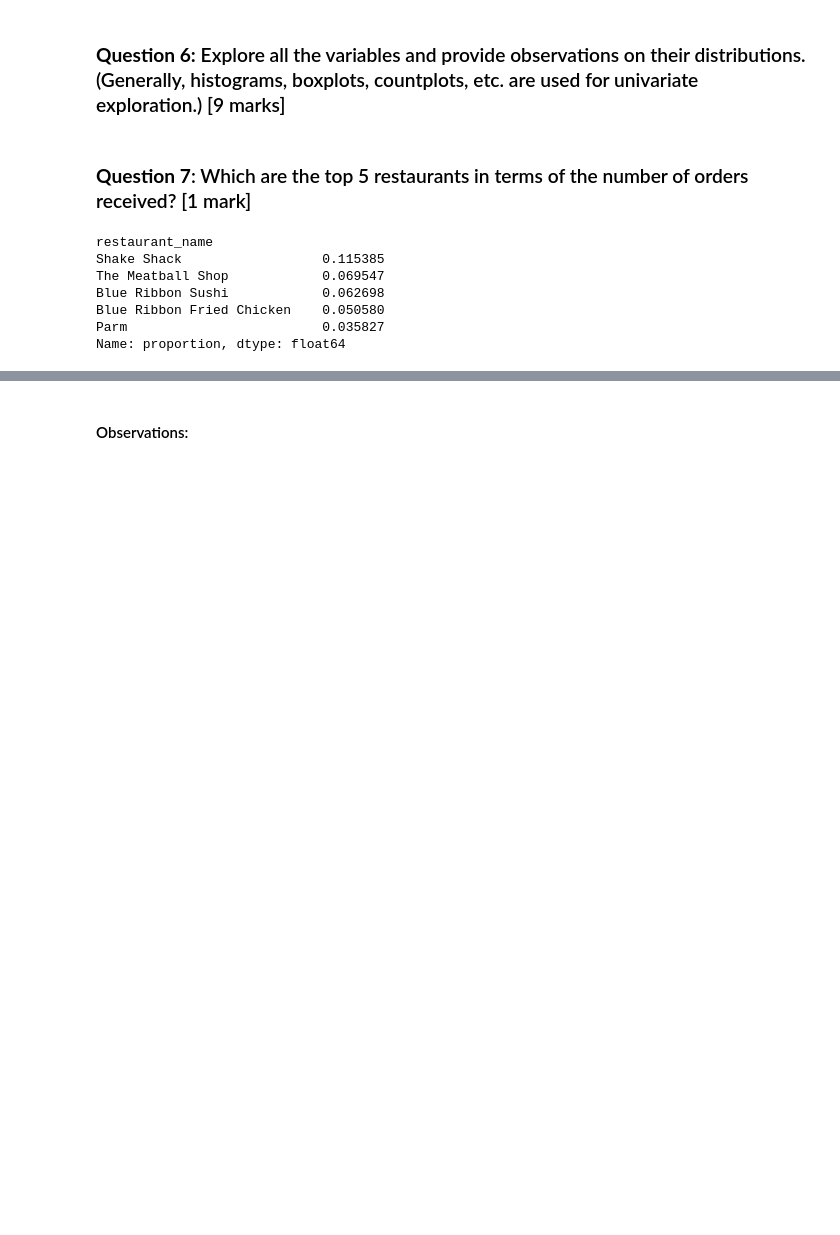
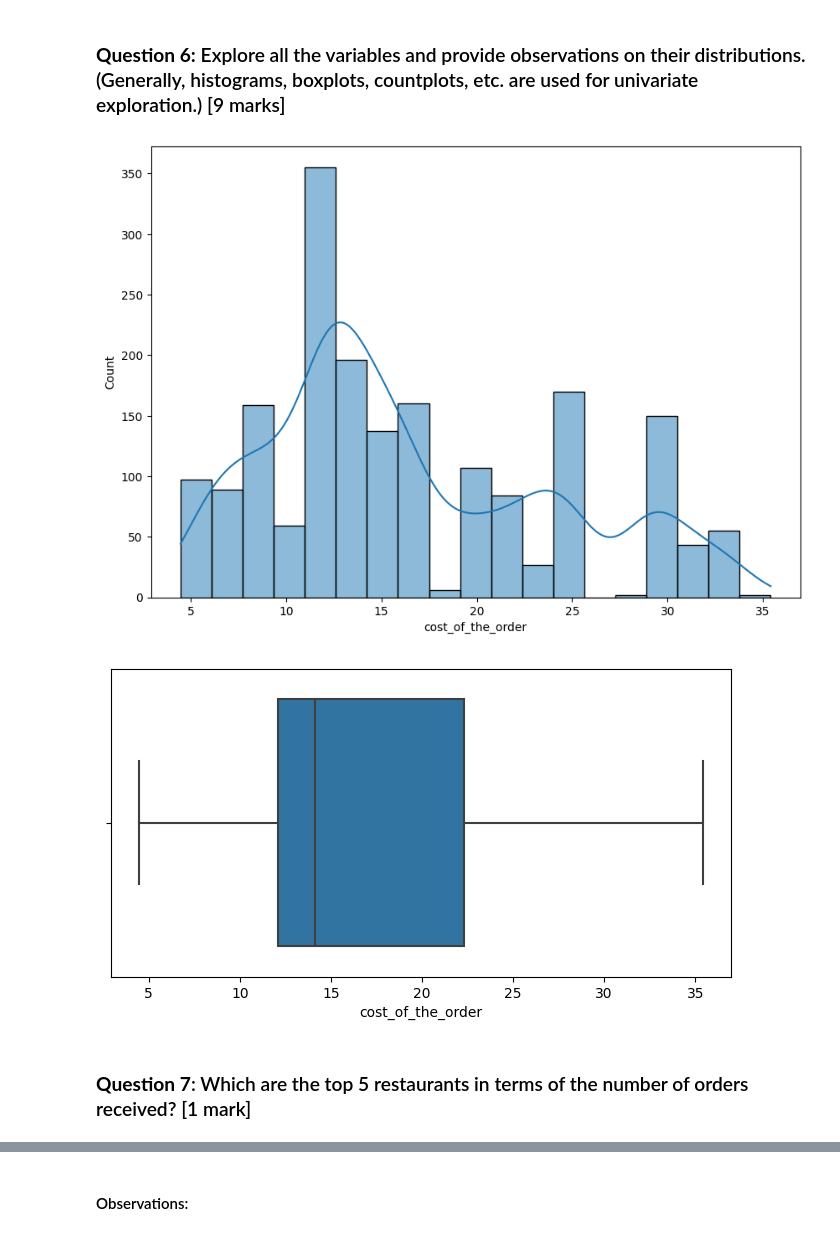
Before and after one commit to NotoriousGOR/learning, a Jupyter notebook: MachineLearningProgram/PythonFoundations/project/PYF_Project_LearnerNotebook_FullCode.ipynb, the cells around one changed output, grey strips where cells are left out. Drawn from its saved outputs; the diff is of its cells as text; code cells hidden in the pictures; blank space fills up the shorter version.

```diff
--- a/MachineLearningProgram/PythonFoundations/project/PYF_Project_LearnerNotebook_FullCode.ipynb
+++ b/MachineLearningProgram/PythonFoundations/project/PYF_Project_LearnerNotebook_FullCode.ipynb
@@ -172,20 +156,23 @@ There are 736 orders with no rating given
 ### Univariate Analysis
 # %% [markdown]
 ### **Question 6:** Explore all the variables and provide observations on their distributions. (Generally, histograms, boxplots, countplots, etc. are used for univariate exploration.) [9 marks]
+# %%
+# Adjusting the size
+plt.figure(figsize=(10, 7))
+
+# Bar graph for cost of order
+sns.histplot(data=df, x="cost_of_the_order", kde=True)
+
+# So they don't merge
+plt.show()
+
+# Adjusting the size
+plt.figure(figsize=(8, 4))
+
+# Box graph to show skewness of order cost
+sns.boxplot(data=df, x="cost_of_the_order")
+# %% [output]
+[figure, added]
+[figure, added]
 # %% [markdown]
 ### **Question 7**: Which are the top 5 restaurants in terms of the number of orders received? [1 mark]
-# %%
-print(
-    df["restaurant_name"]
-    .value_counts(normalize=True)
-    .sort_values(ascending=False)
-    .head()
-)
-# %% [output]
-restaurant_name
-Shake Shack                  0.115385
-The Meatball Shop            0.069547
-Blue Ribbon Sushi            0.062698
-Blue Ribbon Fried Chicken    0.050580
-Parm                         0.035827
-Name: proportion, dtype: float64
```
Also changed, not shown: parts of 33 cells of this notebook, 1 other file.
